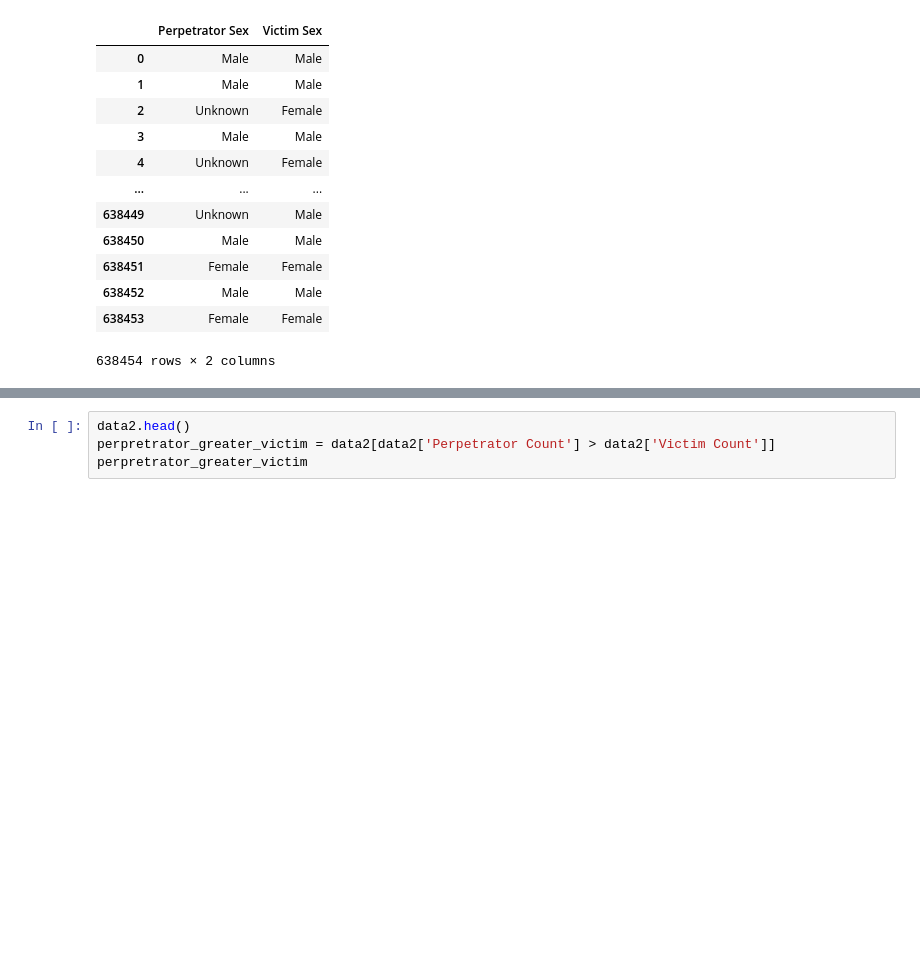
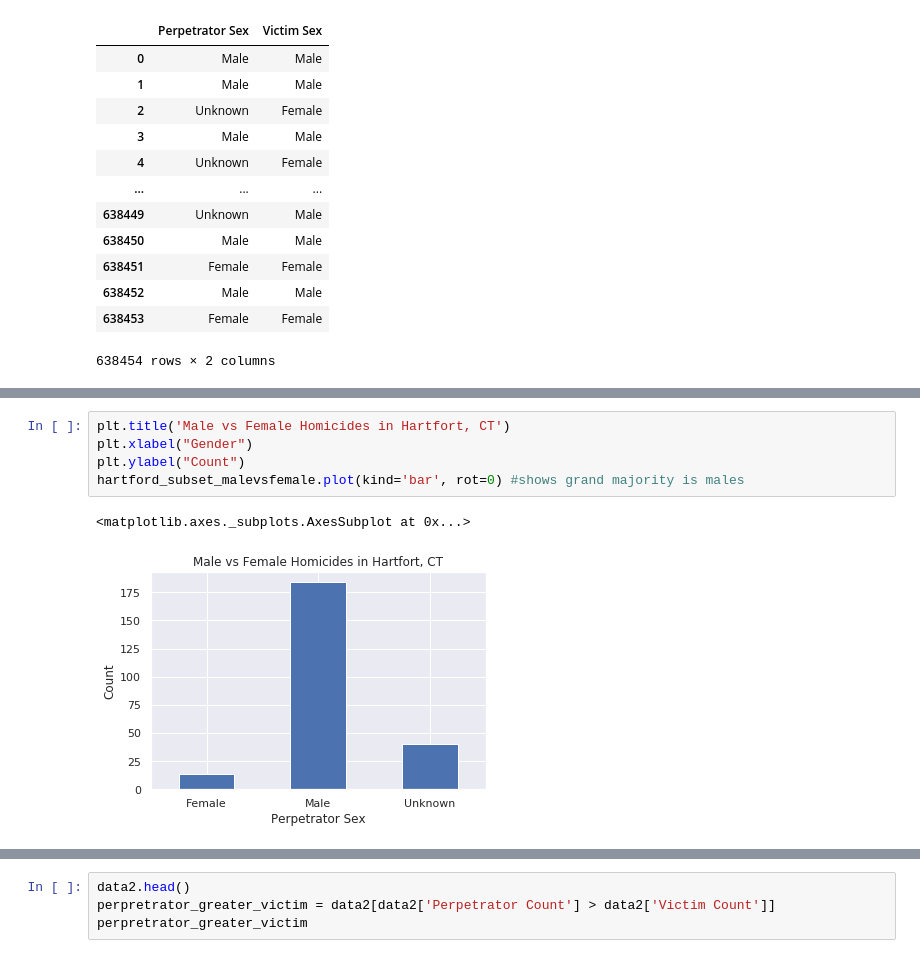
Before and after one commit to Fairfield-University-BA505/final-project-fa2019-red-stags, a Jupyter notebook: Perp Count calculations_viziulization.ipynb, the cells around one changed output, grey strips where cells are left out. Cells and saved outputs as stored; diff of their text form; blank space fills up the shorter version.

```diff
--- a/Perp Count calculations_viziulization.ipynb
+++ b/Perp Count calculations_viziulization.ipynb
@@ -76,0 +192,8 @@ sub
+# %%
+plt.title('Male vs Female Homicides in Hartfort, CT')
+plt.xlabel("Gender")
+plt.ylabel("Count")
+hartford_subset_malevsfemale.plot(kind='bar', rot=0) #shows grand majority is males
+# %% [output]
+<matplotlib.axes._subplots.AxesSubplot at 0x...>
+[figure, added]
```
Also changed, not shown: parts of 14 cells of this notebook, 2 other files.
